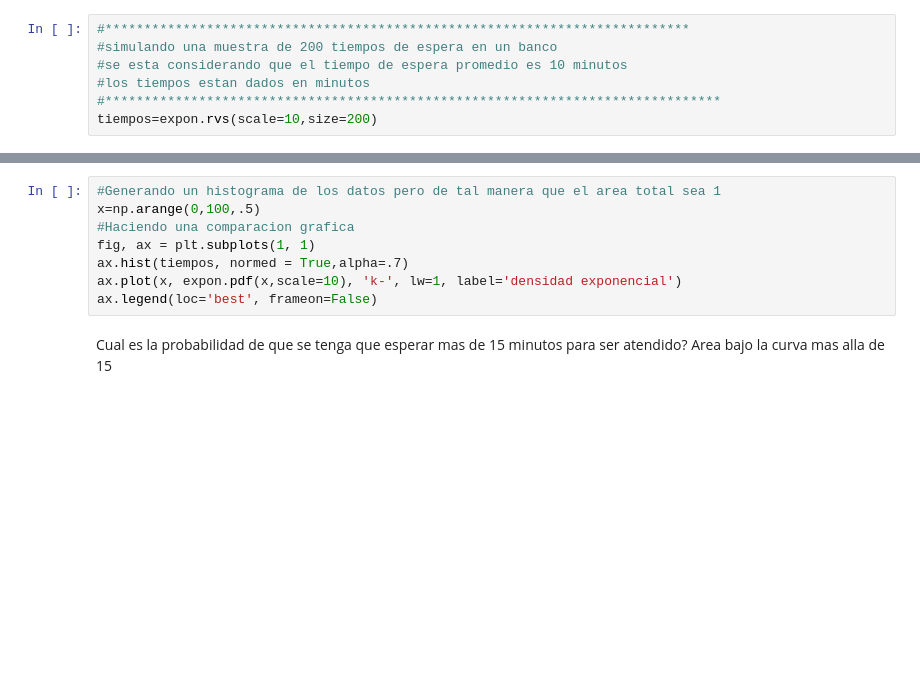
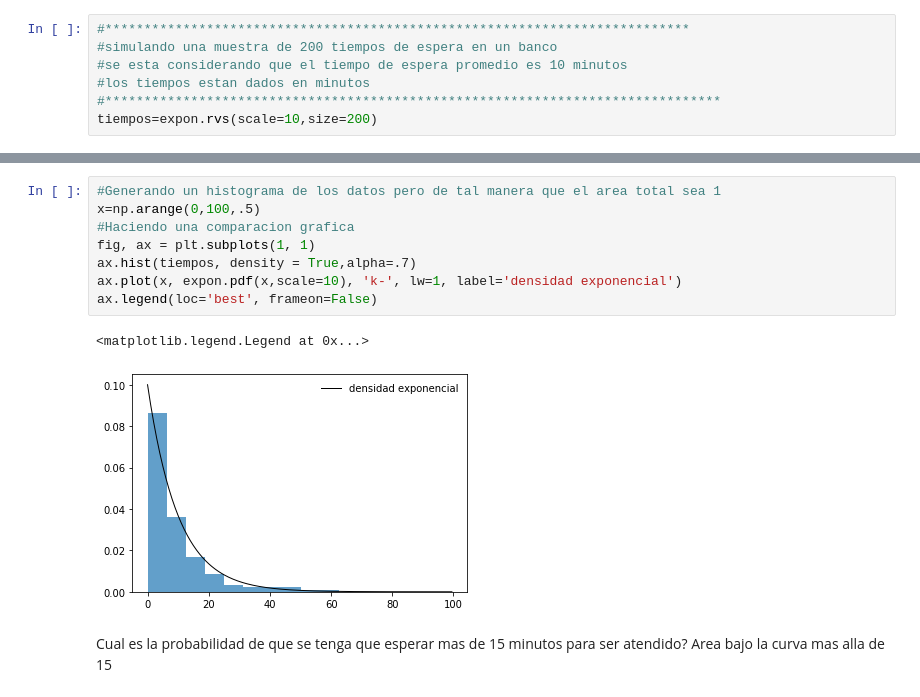
Before and after one commit to eacunafer/DataAnalysiswithPython3, a Jupyter notebook: Notebooks/Lab15v3.ipynb, the cells around one changed output, grey strips where cells are left out. Saved outputs shown, nothing was run; the diff lists cells and outputs as text; blank space fills up the shorter version.

```diff
--- a/Notebooks/Lab15v3.ipynb
+++ b/Notebooks/Lab15v3.ipynb
@@ -133,11 +184,14 @@ tiempos=expon.rvs(scale=10,size=200)
 # %%
 #Generando un histograma de los datos pero de tal manera que el area total sea 1
 x=np.arange(0,100,.5)
 #Haciendo una comparacion grafica
 fig, ax = plt.subplots(1, 1)
-ax.hist(tiempos, normed = True,alpha=.7)
+ax.hist(tiempos, density = True,alpha=.7)
 ax.plot(x, expon.pdf(x,scale=10), 'k-', lw=1, label='densidad exponencial')
 ax.legend(loc='best', frameon=False)
+# %% [output]
+<matplotlib.legend.Legend at 0x...>
+[figure, added]
 # %% [markdown]
 Cual es la probabilidad de que se tenga que esperar mas de 15 minutos para ser atendido?
 Area bajo la curva mas alla de 15
```
Also changed, not shown: parts of 22 cells of this notebook, 1 other file.
